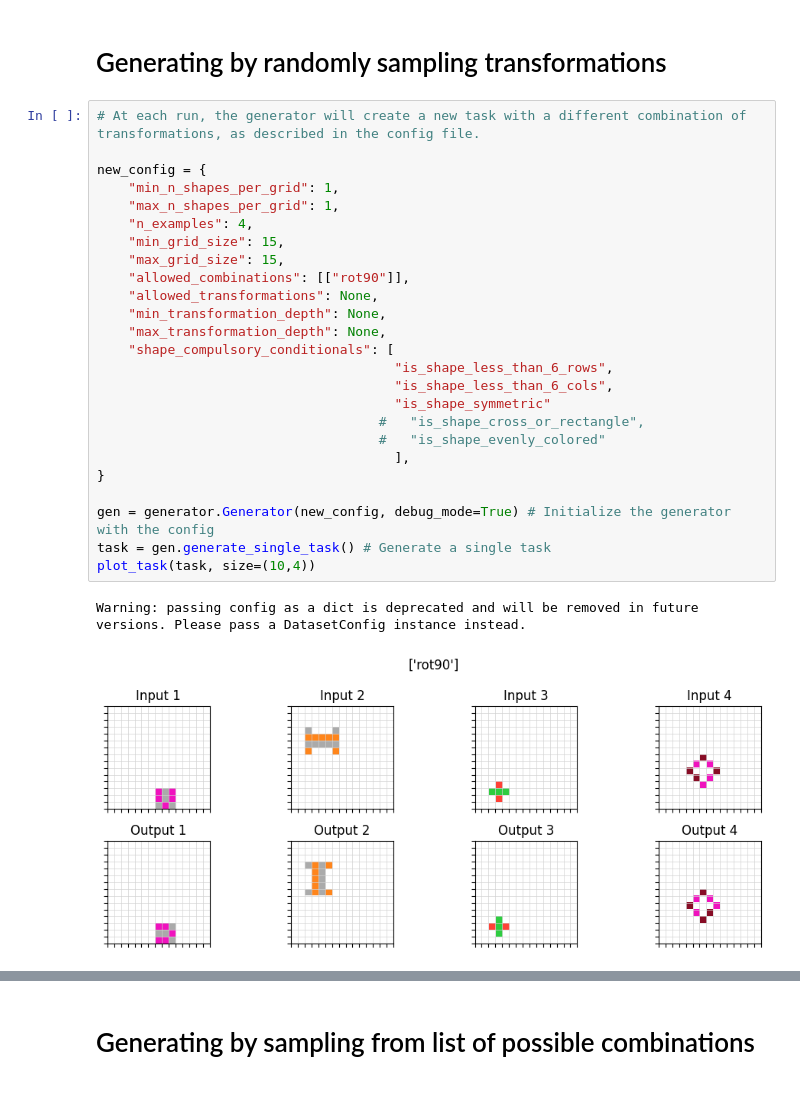
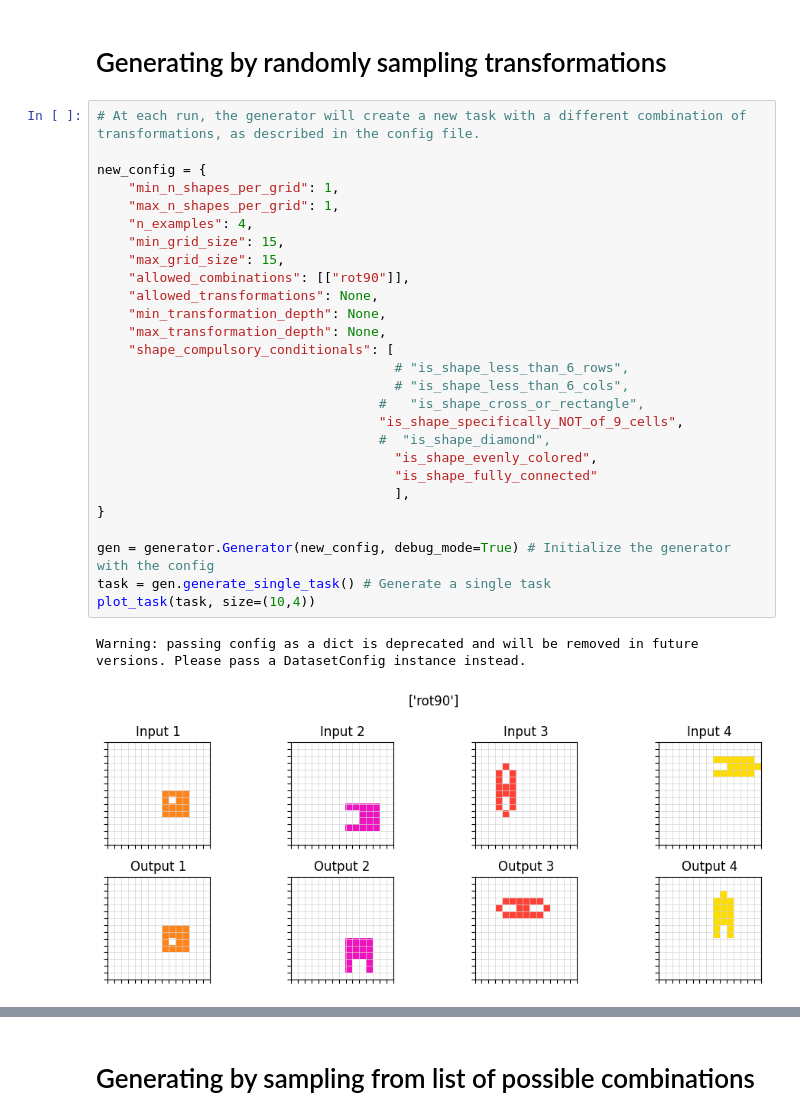
Before and after one commit to yassinetb/COGITAO, a Jupyter notebook: demo.ipynb, the cells around one changed output, grey strips where cells are left out. Drawn from its saved outputs; the diff is of its cells as text.

```diff
--- a/demo.ipynb
+++ b/demo.ipynb
@@ -10,28 +10,30 @@ from arcworld.general_utils import plot_task, plot_grid
 # %%
 # At each run, the generator will create a new task with a different combination of transformations, as described in the config file.
 
 new_config = {
     "min_n_shapes_per_grid": 1,
     "max_n_shapes_per_grid": 1,
     "n_examples": 4,
     "min_grid_size": 15,
     "max_grid_size": 15,
     "allowed_combinations": [["rot90"]],
     "allowed_transformations": None,
     "min_transformation_depth": None,
     "max_transformation_depth": None,
     "shape_compulsory_conditionals": [
-                                      "is_shape_less_than_6_rows",
-                                      "is_shape_less_than_6_cols",
-                                      "is_shape_symmetric"
+                                      # "is_shape_less_than_6_rows",
+                                      # "is_shape_less_than_6_cols",
                                     #   "is_shape_cross_or_rectangle",
-                                    #   "is_shape_evenly_colored"
+                                    "is_shape_specifically_NOT_of_9_cells",
+                                    #  "is_shape_diamond",
+                                      "is_shape_evenly_colored",
+                                      "is_shape_fully_connected"
                                       ],
 }
 
 gen = generator.Generator(new_config, debug_mode=True) # Initialize the generator with the config
 task = gen.generate_single_task() # Generate a single task
 plot_task(task, size=(10,4))
 # %% [output]
 Warning: passing config as a dict is deprecated and will be removed in future versions. Please pass a DatasetConfig instance instead.
-[figure, old version]
+[figure, new version]
```
Also changed, not shown: parts of 6 cells of this notebook.
